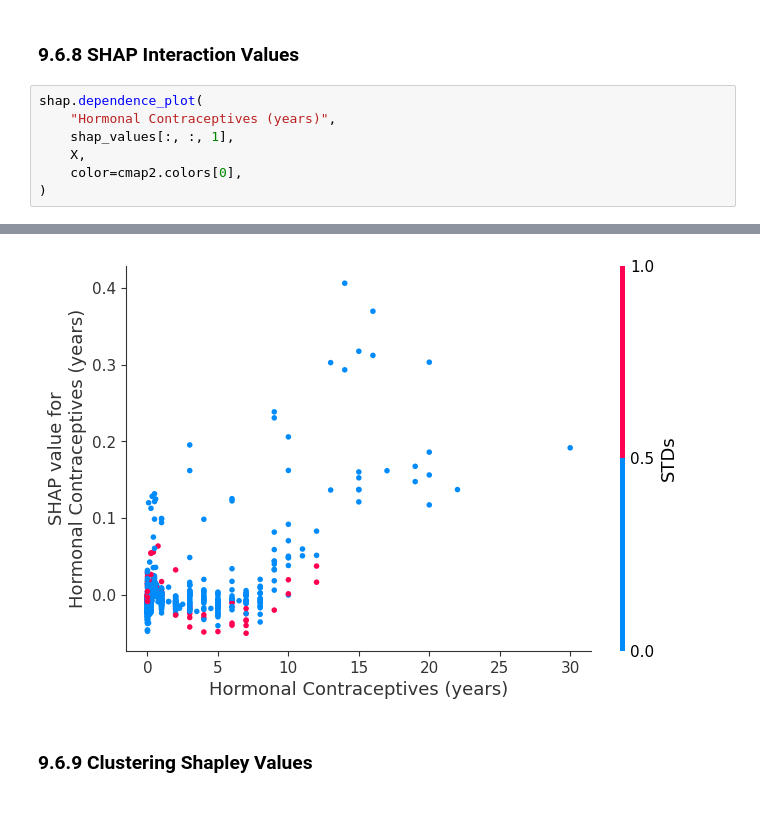
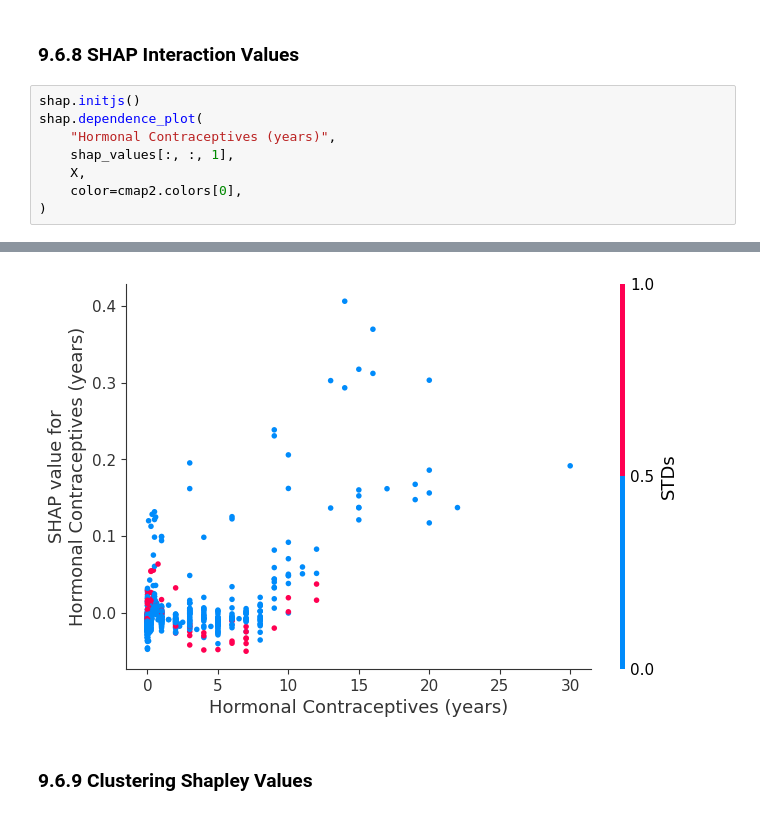
Before and after one commit to shimkoji/Interpretable-machine-learning-by-python, a Jupyter notebook: python/notebook/9.6 shap.ipynb, the cells around one changed output, grey strips where cells are left out. Drawn from its saved outputs; the diff is of its cells as text.

Commit message:
done shap

```diff
--- a/python/notebook/9.6 shap.ipynb
+++ b/python/notebook/9.6 shap.ipynb
@@ -99,6 +105,7 @@ shap.dependence_plot(
 # %% [markdown]
 ### 9.6.8 SHAP Interaction Values
 # %%
+shap.initjs()
 shap.dependence_plot(
     "Hormonal Contraceptives (years)",
     shap_values[:, :, 1],
@@ -109,4 +117,4 @@ shap.dependence_plot(
-[figure, old version]
+[figure, new version]
 # %% [markdown]
 ### 9.6.9 Clustering Shapley Values
 # %%
```
Also changed, not shown: parts of 4 cells of this notebook.
